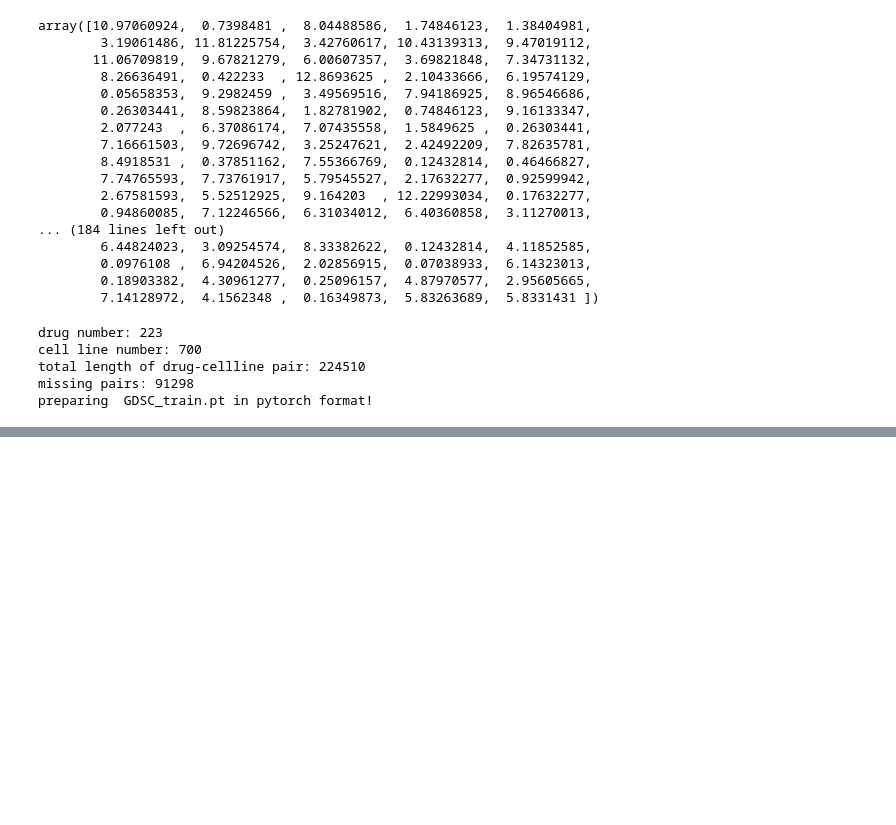
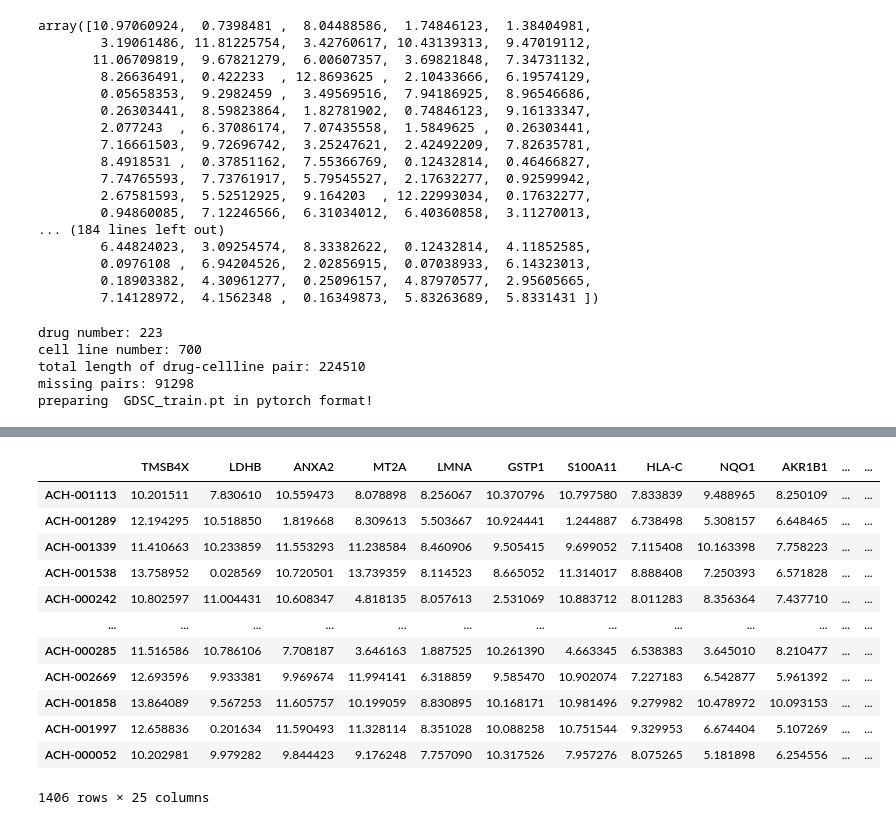
Before and after one commit to SCSE-Biomedical-Computing-Group/XGDP, a Jupyter notebook: CCLE_data.ipynb, the cells around one changed output, grey strips where cells are left out. Cells and saved outputs as stored; diff of their text form; code cells hidden in the pictures; blank space fills up the shorter version.

Commit message:
check top salient genes

```diff
--- a/CCLE_data.ipynb
+++ b/CCLE_data.ipynb
@@ -422,0 +446,5 @@ preparing  GDSC_train.pt in pytorch format!
+# %%
+selected_genes = ['TMSB4X', 'LDHB', 'ANXA2', 'MT2A', 'LMNA', 'GSTP1', 'S100A11',
+       'HLA-C', 'NQO1', 'AKR1B1', 'LY6E', 'S100A10', 'COTL1', 'LGALS1',
+       'PHGDH', 'APP', 'TUBB6', 'CST3', 'IFITM3', 'ID3', 'MDK', 'TPM1',
+       'GLUL', 'HLA-B', 'FXYD5']
@@ -422,0 +509,16 @@ preparing  GDSC_train.pt in pytorch format!
+# %%
+ccle_expr.loc[:, selected_genes]
+# %% [output]
+|  | TMSB4X | LDHB | ANXA2 | MT2A | LMNA | GSTP1 | S100A11 | HLA-C | NQO1 | AKR1B1 | ... | ... |
+| ACH-001113 | 10.201511 | 7.830610 | 10.559473 | 8.078898 | 8.256067 | 10.370796 | 10.797580 | 7.833839 | 9.488965 | 8.250109 | ... | ... |
+| ACH-001289 | 12.194295 | 10.518850 | 1.819668 | 8.309613 | 5.503667 | 10.924441 | 1.244887 | 6.738498 | 5.308157 | 6.648465 | ... | ... |
+| ACH-001339 | 11.410663 | 10.233859 | 11.553293 | 11.238584 | 8.460906 | 9.505415 | 9.699052 | 7.115408 | 10.163398 | 7.758223 | ... | ... |
+| ACH-001538 | 13.758952 | 0.028569 | 10.720501 | 13.739359 | 8.114523 | 8.665052 | 11.314017 | 8.888408 | 7.250393 | 6.571828 | ... | ... |
+| ACH-000242 | 10.802597 | 11.004431 | 10.608347 | 4.818135 | 8.057613 | 2.531069 | 10.883712 | 8.011283 | 8.356364 | 7.437710 | ... | ... |
+| ... | ... | ... | ... | ... | ... | ... | ... | ... | ... | ... | ... | ... |
+| ACH-000285 | 11.516586 | 10.786106 | 7.708187 | 3.646163 | 1.887525 | 10.261390 | 4.663345 | 6.538383 | 3.645010 | 8.210477 | ... | ... |
+| ACH-002669 | 12.693596 | 9.933381 | 9.969674 | 11.994141 | 6.318859 | 9.585470 | 10.902074 | 7.227183 | 6.542877 | 5.961392 | ... | ... |
+| ACH-001858 | 13.864089 | 9.567253 | 11.605757 | 10.199059 | 8.830895 | 10.168171 | 10.981496 | 9.279982 | 10.478972 | 10.093153 | ... | ... |
+| ACH-001997 | 12.658836 | 0.201634 | 11.590493 | 11.328114 | 8.351028 | 10.088258 | 10.751544 | 9.329953 | 6.674404 | 5.107269 | ... | ... |
+| ACH-000052 | 10.202981 | 9.979282 | 9.844423 | 9.176248 | 7.757090 | 10.317526 | 7.957276 | 8.075265 | 5.181898 | 6.254556 | ... | ... |
+1406 rows × 25 columns
```
Also changed, not shown: parts of 10 cells of this notebook.
